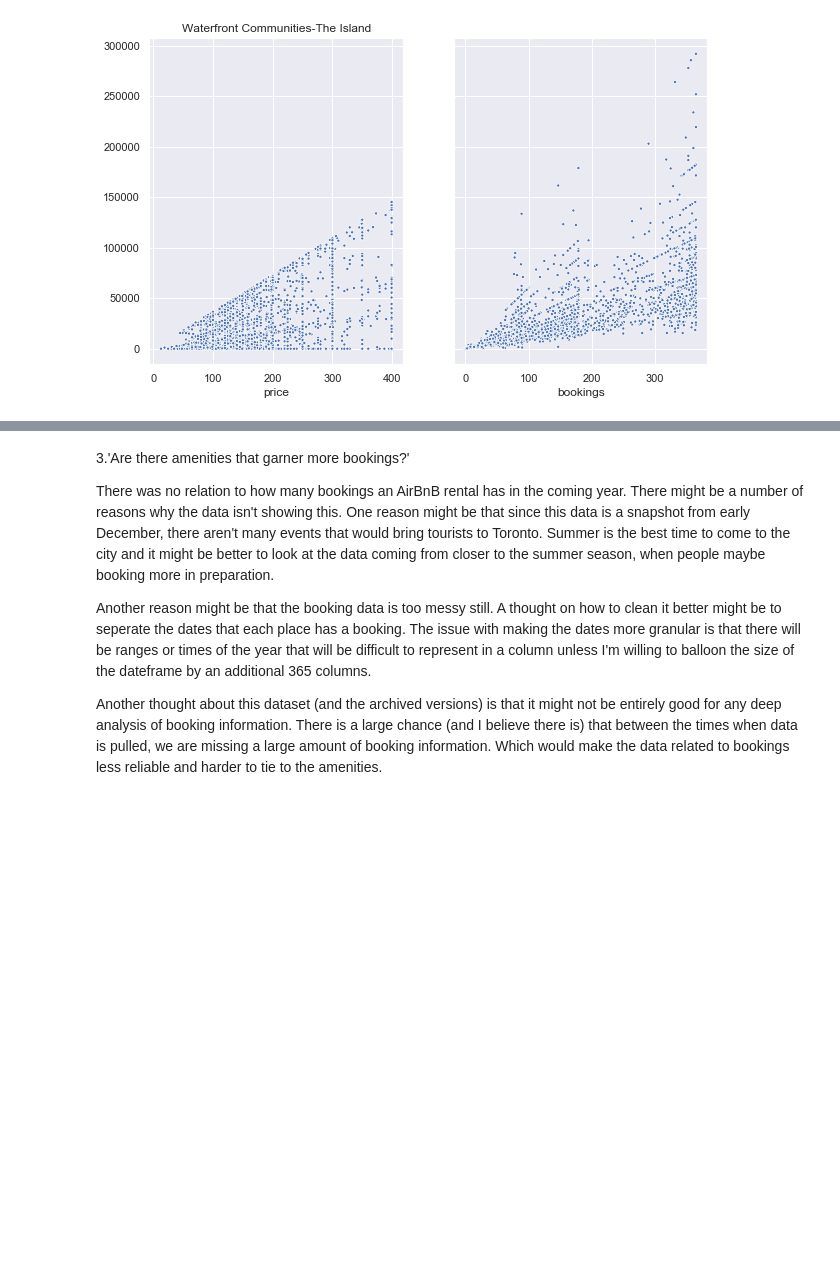
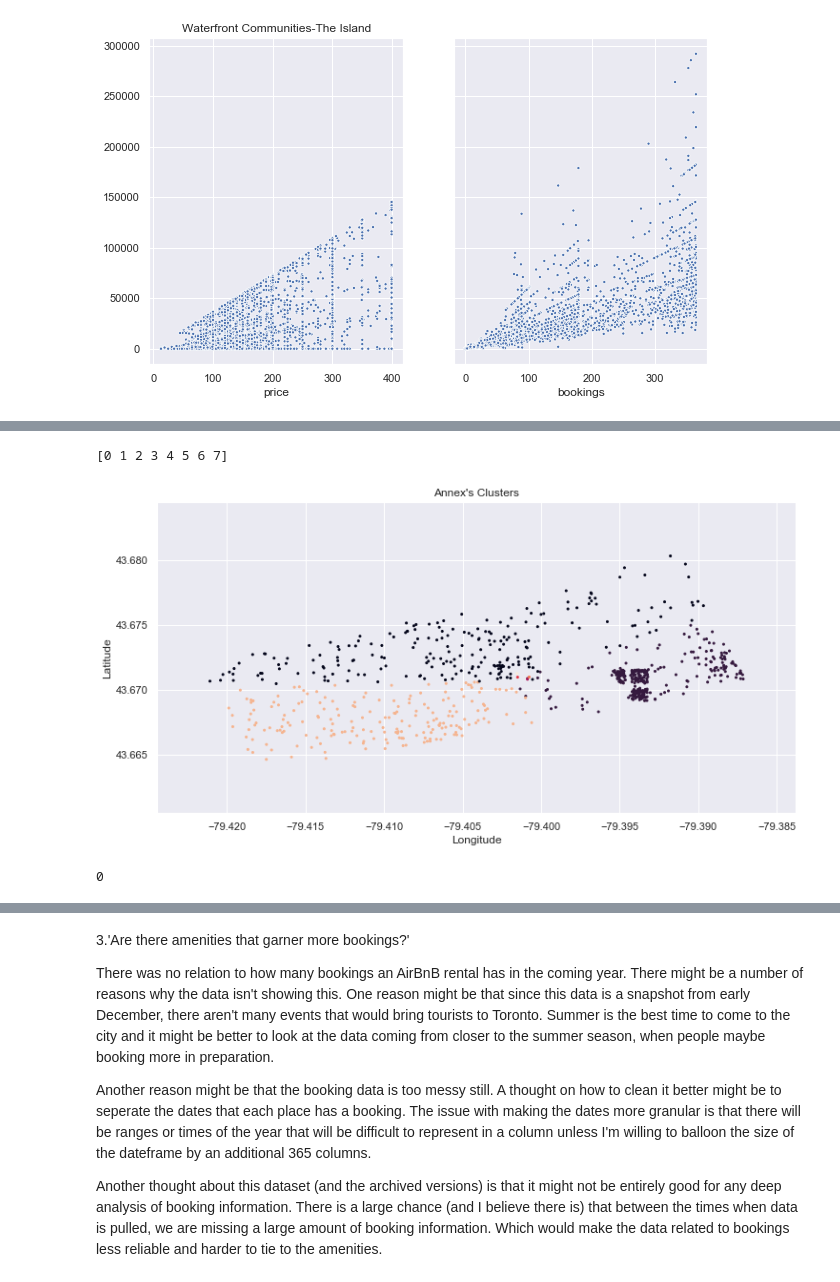
Before and after one commit to misrakberhe/TorontoAirBnb, a Jupyter notebook: AirBnB toronto.ipynb, the cells around one changed output, grey strips where cells are left out. Saved outputs shown, nothing was run; the diff lists cells and outputs as text; code cells hidden in the pictures; blank space fills up the shorter version.

```diff
--- a/AirBnB toronto.ipynb
+++ b/AirBnB toronto.ipynb
@@ -173,0 +183,30 @@ The question could be what are the most profitable pricing per neighbourhood.
+# %%
+
+def cluster_neigh(df, neighbourhood):
+    data = df[df.neighbourhood_cleansed == neighbourhood]
+    lat_lon = data[['latitude', 'longitude']]
+    clustering_spec = SpectralClustering(assign_labels='discretize', random_state=0).fit(lat_lon)
+
+    print (np.unique(clustering_spec.labels_))
+
+
+    plt.figure(figsize=(12, 6))
+    plt.scatter(lat_lon['longitude'],lat_lon['latitude'], s=4, c=clustering_spec.labels_.astype(float))
+    plt.title(neighbourhood + "'s Clusters")
+    plt.xlabel("Longitude")
+    plt.ylabel("Latitude")
+
+    plt.show()
+
+    print (pd.Series(clustering_spec.labels_).isnull().sum())
+
+    data =
+
+    return data, pd.Series(clustering_spec.labels_)
+# %%
+print (final.shape)
+final_clustered, spec_cluster = cluster_neigh(final, 'Annex')
+# %% [output]
+[0 1 2 3 4 5 6 7]
+[figure, added]
+0
```
Also changed, not shown: parts of 24 cells of this notebook.
